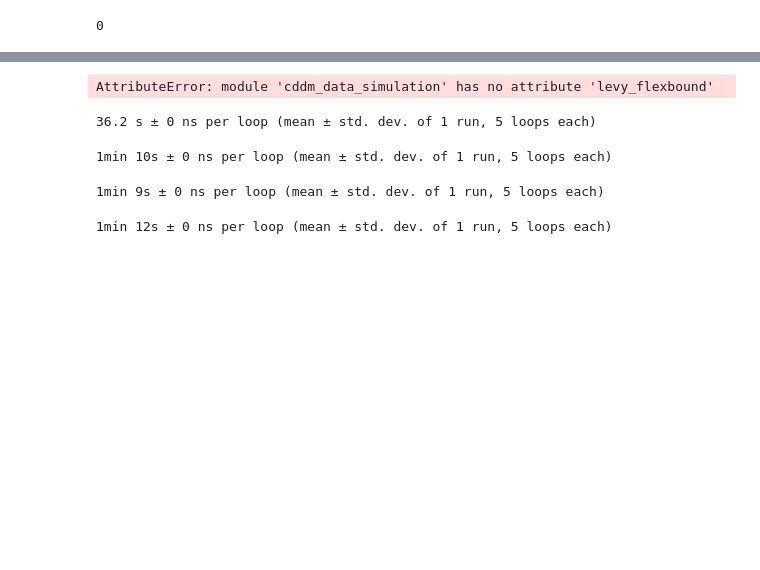
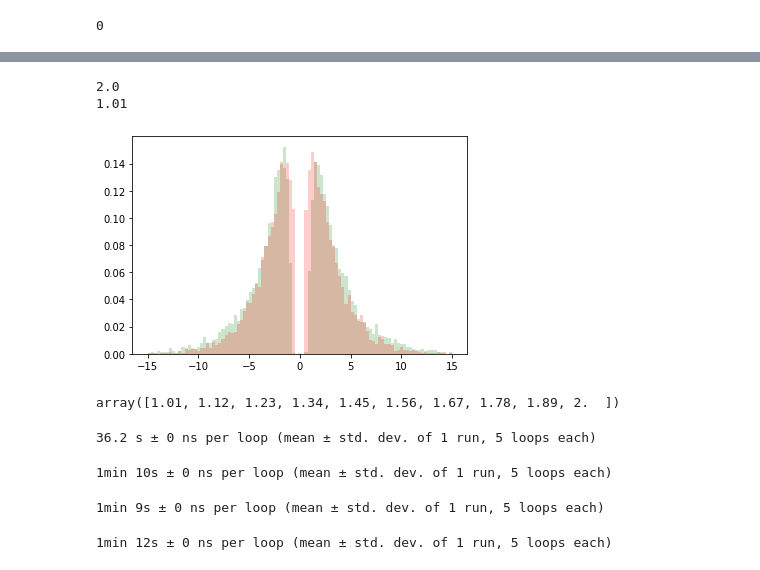
Before and after one commit to AlexanderFengler/nn_likelihoods, a Jupyter notebook: test_simulators.ipynb, the cells around one changed output, grey strips where cells are left out. Drawn from its saved outputs; the diff is of its cells as text; code cells hidden in the pictures; blank space fills up the shorter version.

```diff
--- a/test_simulators.ipynb
+++ b/test_simulators.ipynb
@@ -74,25 +75,36 @@ np.sum(out[1])
 # %%
 # DDM
 repeats = 1
+colors = ['green', 'red']
 my_means = np.zeros(repeats)
-for i in range(repeats):
+cnt = 0
+for i in np.linspace(2, 1.01, 2):
     out = cds.levy_flexbound(v = 0,
-                             a = 1,
+                             a = 2.5,
                              w = 0.5,
-                             alpha_diff = 1.01,
+                             alpha_diff = i,
                              ndt = 0.5,
                              delta_t = 0.001,
                              max_t = 20,
-                             n_samples = 20000,
+                             n_samples = 10000,
                              boundary_fun = bf.constant,
                              boundary_multiplicative = True,
                              boundary_params = {})
                             #boundary_params = {"theta": 0.01})
+    plt.hist(out[0] * out[1], bins = np.linspace(-15, 15, 100), density = True, alpha = 0.2, color = colors[cnt])
     print(i)
+    cnt += 1
 
-    my_means[i] = np.mean(out[0][out[1] == 1])
+    #my_means[i] = np.mean(out[0][out[1] == 1])
+plt.show()
 # %% [output]
-AttributeError: module 'cddm_data_simulation' has no attribute 'levy_flexbound'
+2.0
+1.01
+[figure, added]
+# %%
+np.linspace(1.01, 2, 10)
+# %% [output]
+array([1.01, 1.12, 1.23, 1.34, 1.45, 1.56, 1.67, 1.78, 1.89, 2.  ])
 # %%
 def bin_simulator_output(out = [0, 0],
                          bin_dt = 0.04,
```
Also changed, not shown: parts of 5 cells of this notebook, 6 other files.
